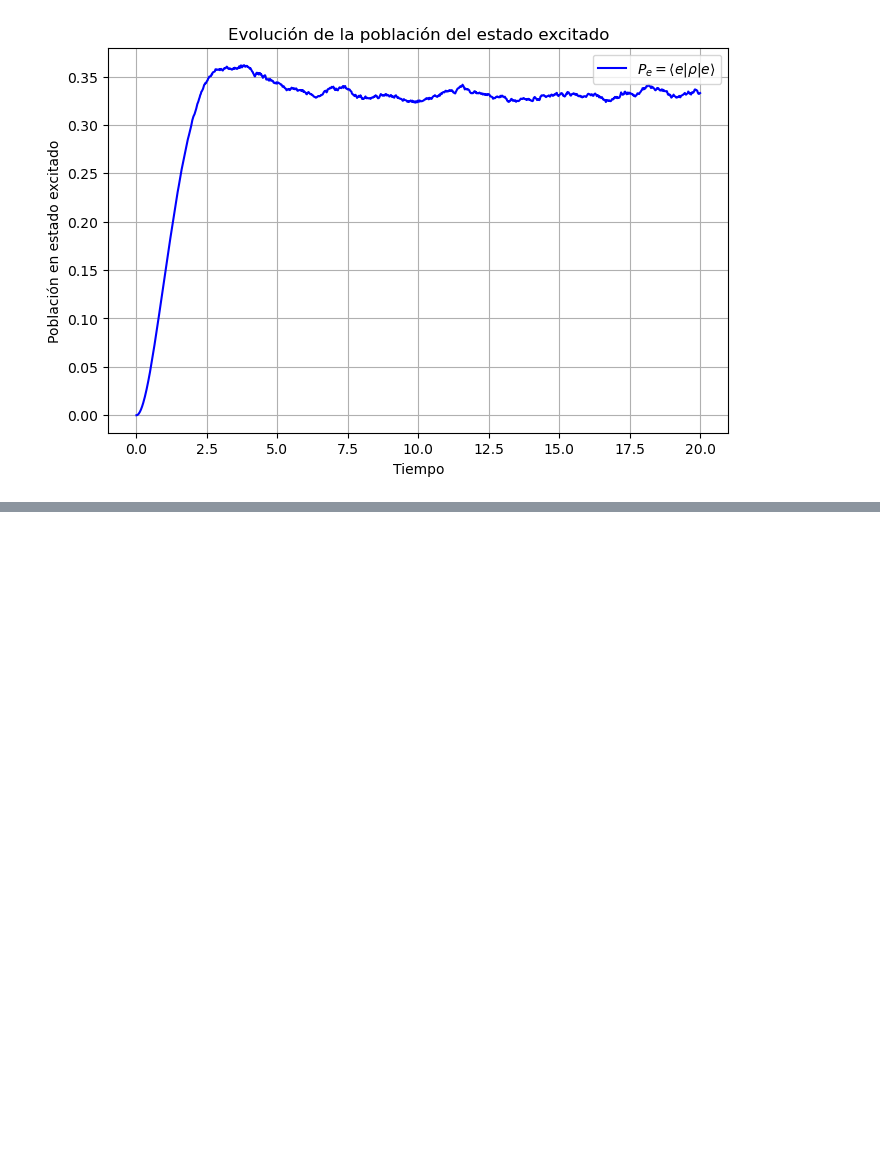
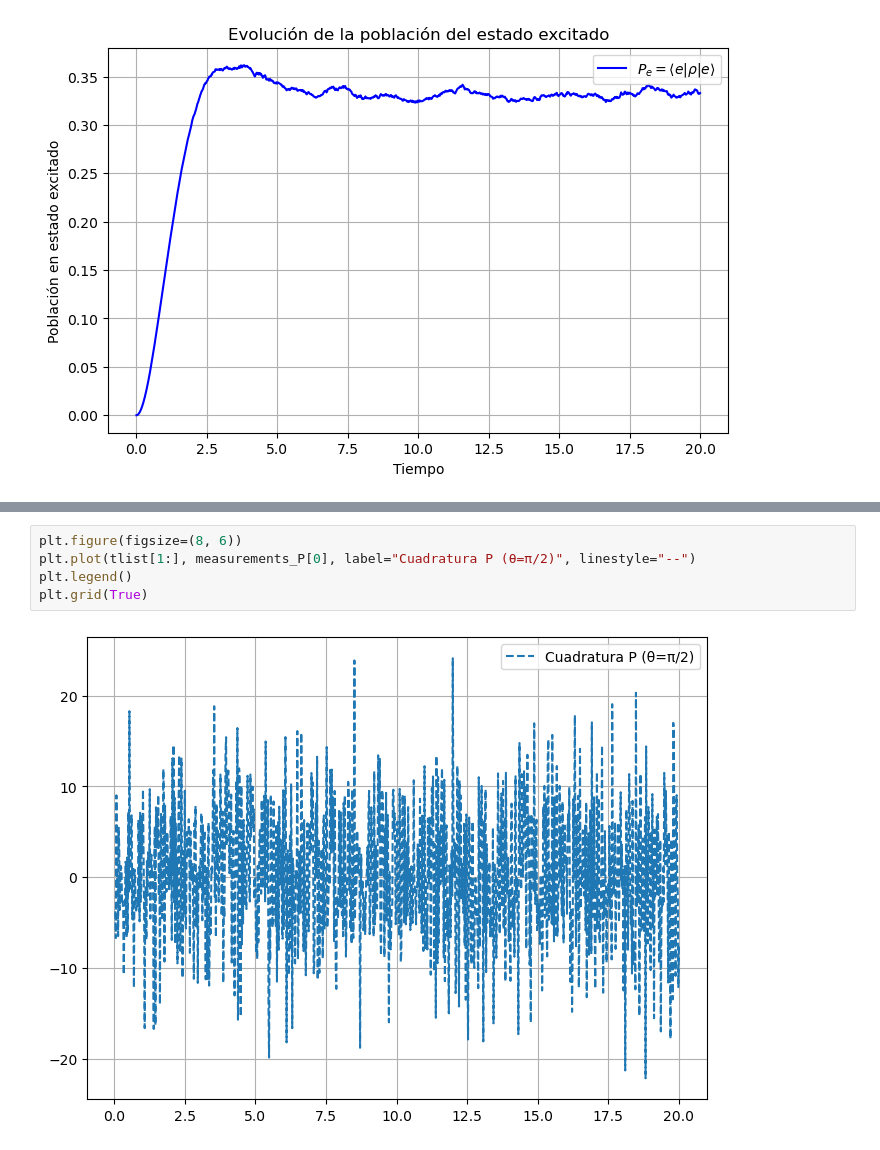
Before and after one commit to LKelvin26/FRI, a Jupyter notebook: Segundo semestre fotodeteccion/Untitled.ipynb, the cells around one changed output, grey strips where cells are left out. Drawn from its saved outputs; the diff is of its cells as text; blank space fills up the shorter version.

```diff
--- a/Segundo semestre fotodeteccion/Untitled.ipynb
+++ b/Segundo semestre fotodeteccion/Untitled.ipynb
@@ -150,0 +304,7 @@ plt.show()
+# %%
+plt.figure(figsize=(8, 6))
+plt.plot(tlist[1:], measurements_P[0], label="Cuadratura P (θ=π/2)", linestyle="--")
+plt.legend()
+plt.grid(True)
+# %% [output]
+[figure, added]
```
Also changed, not shown: parts of 10 cells of this notebook.
